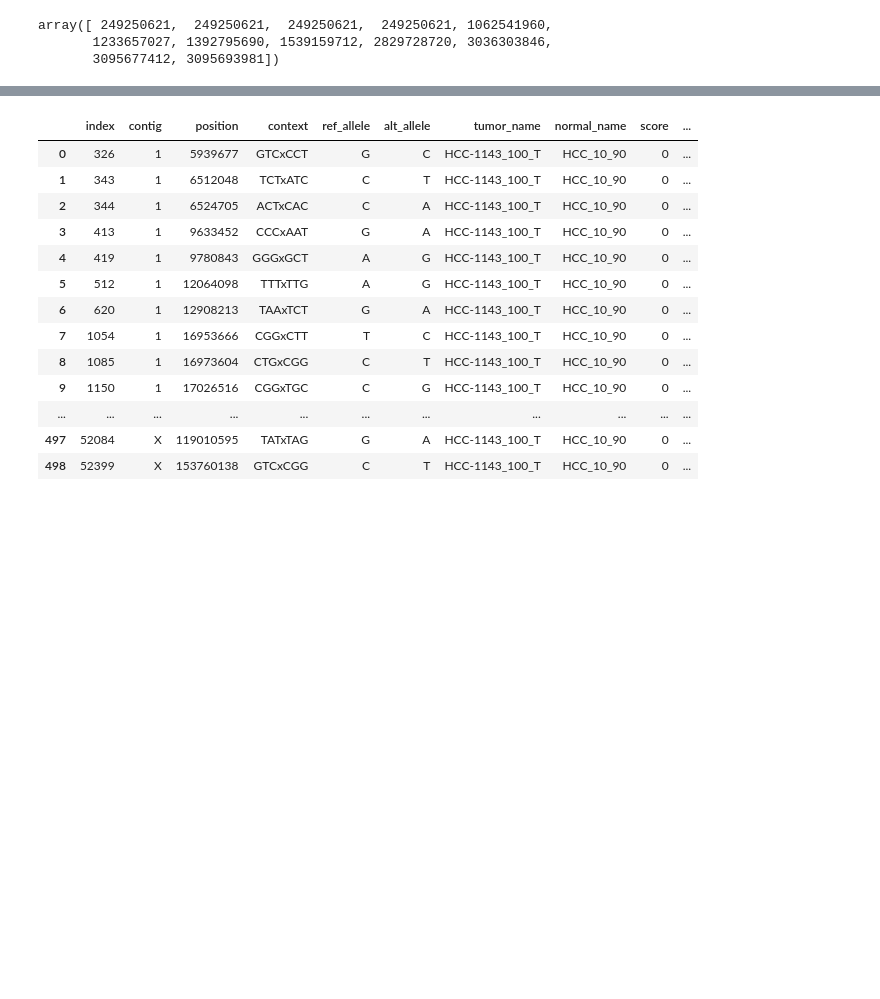
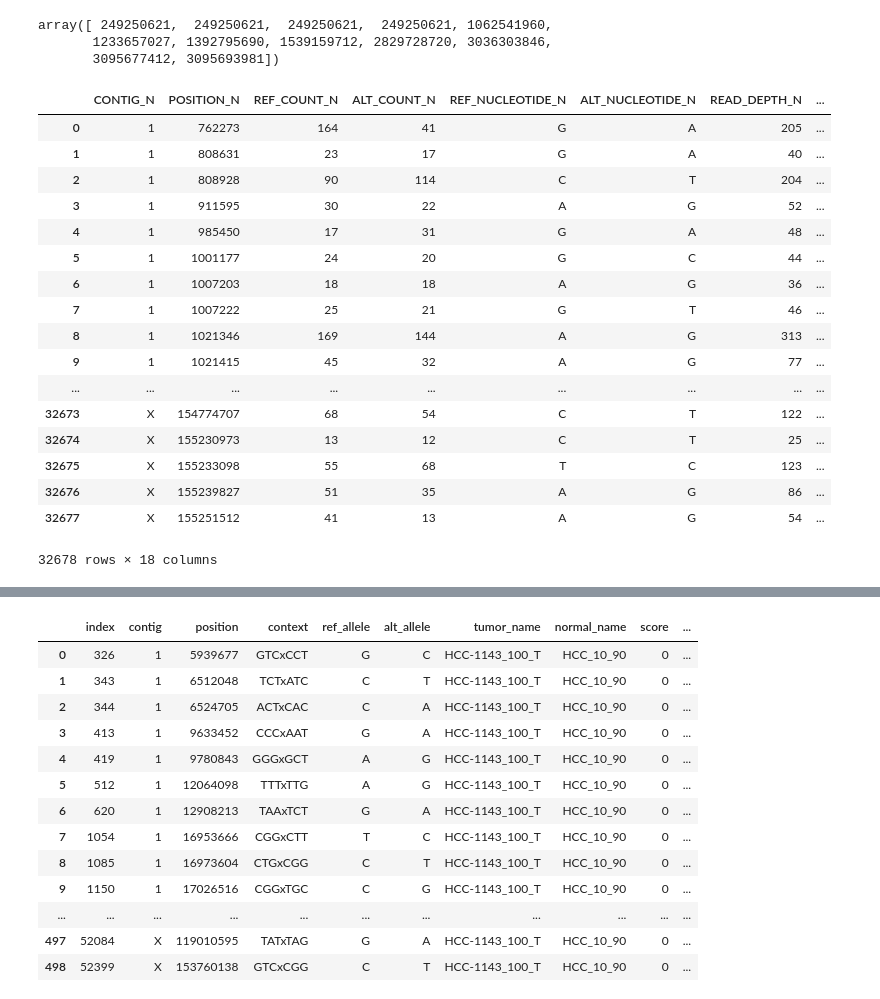
Before and after one commit to getzlab/deTiN, a Jupyter notebook: scratch_detin.ipynb, the cells around one changed output, grey strips where cells are left out. Drawn from its saved outputs; the diff is of its cells as text; code cells hidden in the pictures; blank space fills up the shorter version.

Commit message:
updating read_het()

```diff
--- a/scratch_detin.ipynb
+++ b/scratch_detin.ipynb
@@ -276,9 +276,27 @@ class deTiN_input:
         self.call_stats_table['genomic_coord_x'] = du.hg19_to_linear_positions(
             np.array(self.call_stats_table['Chromosome']), np.array(self.call_stats_table['position']))
         self.n_calls_in = len(self.call_stats_table)
+
     def read_het_file(self):
-        tumor_het_table = pd.read_csv(self.tumor_het_file,'\t', index_col=False,low_memory=False)
-        normal_het_table = pd.read_csv(self.normal_het_file,'\t',index_col=False,low_memory=False)
+        tumor_het_table = pd.read_csv(self.tumor_het_file, '\t', index_col=False, low_memory=False)
+        normal_het_table = pd.read_csv(self.normal_het_file, '\t', index_col=False, low_memory=False)
+
+        if type(tumor_het_table['CONTIG'][0]) == str:
+            tumor_het_table['Chromosome'] = du.chr2num(np.array(tumor_het_table['CONTIG']))
+        else:
+            tumor_het_table['Chromosome'] = np.array(tumor_het_table['CONTIG'])
+
+        if type(normal_het_table['CONTIG'][0]) == str:
+            normal_het_table['Chromosome'] = du.chr2num(np.array(normal_het_table['CONTIG']))
+        else:
+            normal_het_table['Chromosome'] = np.array(normal_het_table['CONTIG'])
+        tumor_het_table = tumor_het_table[np.isfinite(tumor_het_table['Chromosome'])]
+        tumor_het_table['genomic_coord_x'] = du.hg19_to_linear_positions(np.array(tumor_het_table['Chromosome']),
+                                                                         np.array(tumor_het_table['POSITION']))
+        normal_het_table = normal_het_table[np.isfinite(normal_het_table['Chromosome'])]
+        normal_het_table['genomic_coord_x'] = du.hg19_to_linear_positions(np.array(normal_het_table['Chromosome']),
+                                                                          np.array(normal_het_table['POSITION']))
+        self.het_table = pd.merge(normal_het_table, tumor_het_table, on='genomic_coord_x', suffixes=('_N', '_T'))
 
     def read_seg_file(self):
         self.seg_table = pd.read_csv(self.seg_file, '\t', index_col=False, low_memory=False)
@@ -306,6 +324,7 @@ class deTiN_input:
         self.read_call_stats_file()
         self.read_seg_file()
         self.annotate_call_stats_with_allelic_cn_data()
+        self.read_het_file()
 
 
 tumor_call_stats ='~/Documents/deTiN_downsampling_analysis/HCC_10_90.call_stats.pon_annotated.txt'
@@ -319,0 +336,21 @@ tau = np.zeros([di.n_calls_in,1])+2
+# %%
+di.het_table
+# %% [output]
+|  | CONTIG_N | POSITION_N | REF_COUNT_N | ALT_COUNT_N | REF_NUCLEOTIDE_N | ALT_NUCLEOTIDE_N | READ_DEPTH_N | ... |
+| 0 | 1 | 762273 | 164 | 41 | G | A | 205 | ... |
+| 1 | 1 | 808631 | 23 | 17 | G | A | 40 | ... |
+| 2 | 1 | 808928 | 90 | 114 | C | T | 204 | ... |
+| 3 | 1 | 911595 | 30 | 22 | A | G | 52 | ... |
+| 4 | 1 | 985450 | 17 | 31 | G | A | 48 | ... |
+| 5 | 1 | 1001177 | 24 | 20 | G | C | 44 | ... |
+| 6 | 1 | 1007203 | 18 | 18 | A | G | 36 | ... |
+| 7 | 1 | 1007222 | 25 | 21 | G | T | 46 | ... |
+| 8 | 1 | 1021346 | 169 | 144 | A | G | 313 | ... |
+| 9 | 1 | 1021415 | 45 | 32 | A | G | 77 | ... |
+| ... | ... | ... | ... | ... | ... | ... | ... | ... |
+| 32673 | X | 154774707 | 68 | 54 | C | T | 122 | ... |
+| 32674 | X | 155230973 | 13 | 12 | C | T | 25 | ... |
+| 32675 | X | 155233098 | 55 | 68 | T | C | 123 | ... |
+| 32676 | X | 155239827 | 51 | 35 | A | G | 86 | ... |
+| 32677 | X | 155251512 | 41 | 13 | A | G | 54 | ... |
+32678 rows × 18 columns
```
Also changed, not shown: parts of 2 cells of this notebook, 1 other file.
